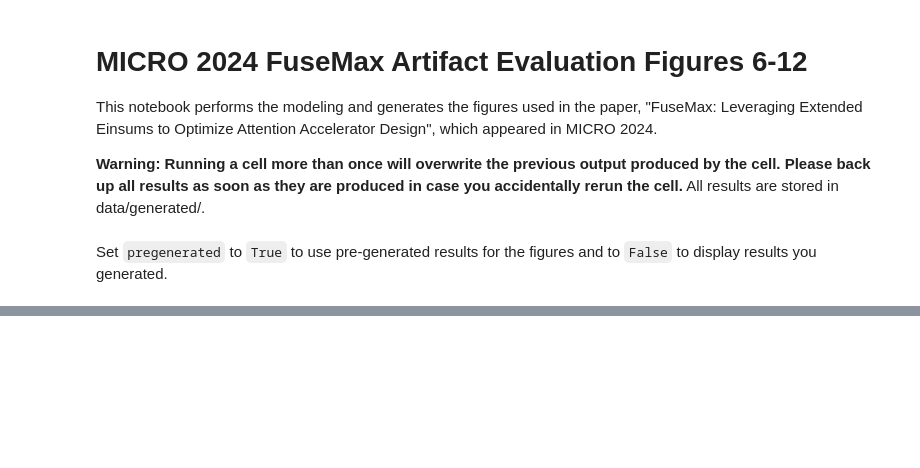
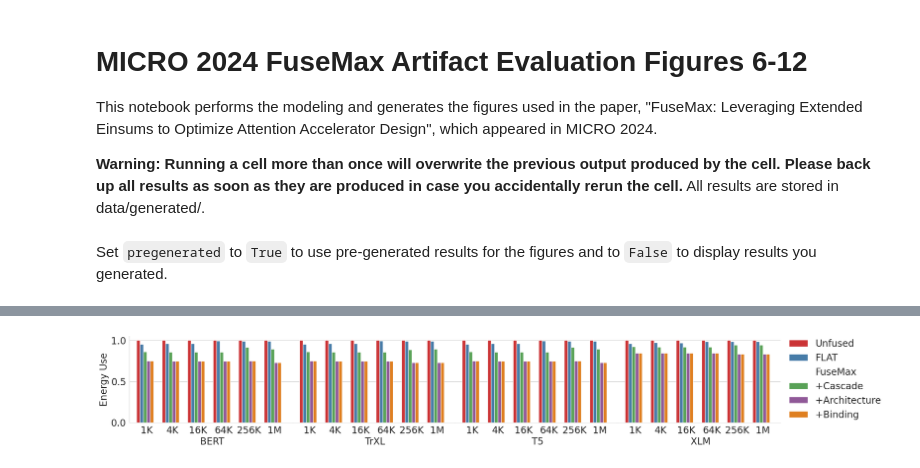
Before and after one commit to FPSG-UIUC/micro24-fusemax-artifact, a Jupyter notebook: notebooks/figs.ipynb, the cells around one changed output, grey strips where cells are left out. Saved outputs shown, nothing was run; the diff lists cells and outputs as text; code cells hidden in the pictures; blank space fills up the shorter version.

```diff
--- a/notebooks/figs.ipynb
+++ b/notebooks/figs.ipynb
@@ -39,3 +49,5 @@ graph.draw_bar_graph(graph.load_data("latency", data_cb=lambda a, u: u / a), "Sp
 # %%
-graph.draw_bar_graph(graph.load_data("energy", data_cb=lambda a, u: a / u), "Energy Use", "fig9")
+graph.draw_bar_graph(graph.load_data("energy", data_cb=lambda a, u: a / u, pregenerated=pregenerated), "Energy Use", "fig9")
+# %% [output]
+[figure, added]
 # %%
```
Also changed, not shown: parts of 9 cells of this notebook, 18 other files.
